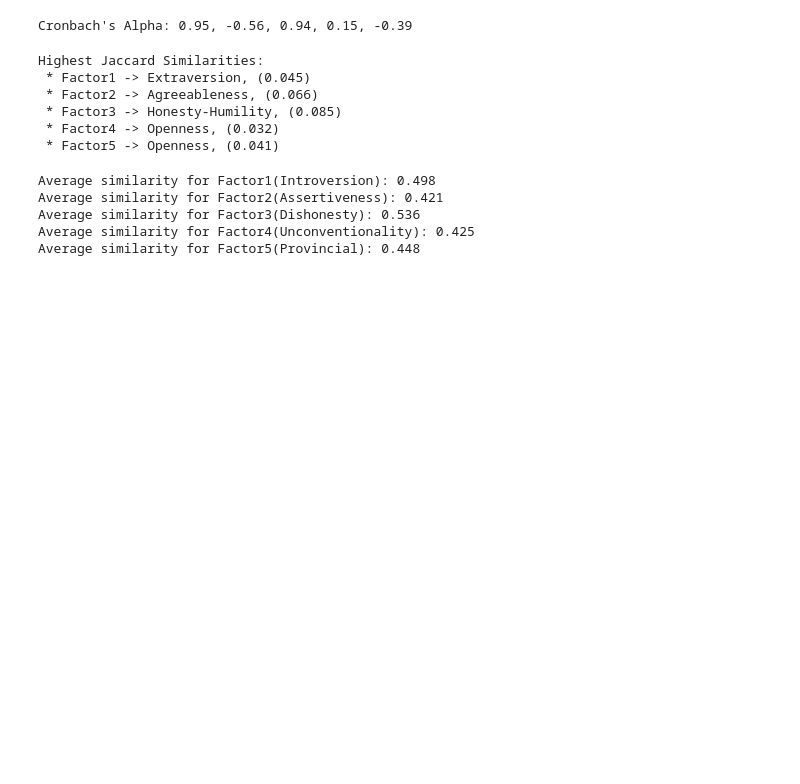
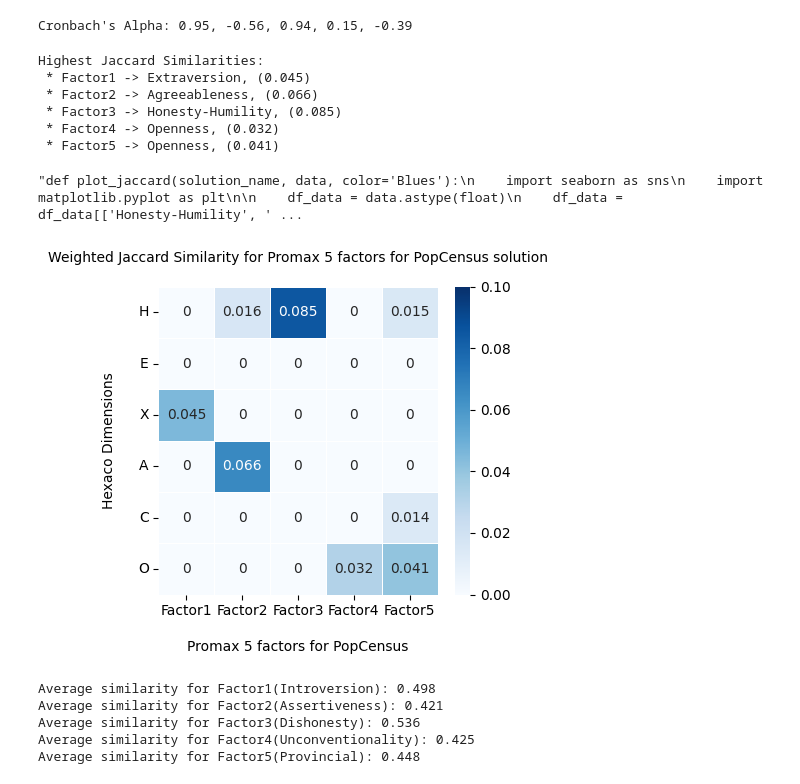
Before and after one commit to alan-turing-institute/hexaco-rep-public, a Jupyter notebook: popCensus_5Factor.ipynb, the cells around one changed output. Drawn from its saved outputs; the diff is of its cells as text; code cells hidden in the pictures; blank space fills up the shorter version.

Commit message:
plots

```diff
--- a/popCensus_5Factor.ipynb
+++ b/popCensus_5Factor.ipynb
@@ -74,6 +73,36 @@ Highest Jaccard Similarities:
  * Factor3 -> Honesty-Humility, (0.085)
  * Factor4 -> Openness, (0.032)
  * Factor5 -> Openness, (0.041)
+# %%
+"""def plot_jaccard(solution_name, data, color='Blues'):
+    import seaborn as sns
+    import matplotlib.pyplot as plt
+
+    df_data = data.astype(float)
+    df_data = df_data[['Honesty-Humility', 'Emotionality', 'Extraversion',
+                       'Agreeableness', 'Conscientiousness', 'Openness']]
+    df_data.columns = ['H', 'E', 'X', 'A', 'C', 'O']
+    df_data = df_data.T
+    width = len(df_data.index) * 0.75
+    plt.figure(figsize=(width, 4))
+    ax = sns.heatmap(df_data,
+                     cmap=sns.color_palette(color, as_cmap=True),
+                     linewidths=0.5,
+                     annot=True,
+                     vmin=0, vmax=0.10)
+    ax.set_yticklabels(ax.get_yticklabels(), rotation=0)
+    ax.set_ylabel('Hexaco Dimensions\n')
+    ax.set_xlabel(f'\n{solution_name}')
+    ax.set_title(f'Weighted Jaccard Similarity for {solution_name} solution\n', fontsize=10)
+    plt.show()"""
+# %% [output]
+"def plot_jaccard(solution_name, data, color='Blues'):\n    import seaborn as sns\n    import matplotlib.pyplot as plt\n\n    df_data = data.astype(float)\n    df_data = df_data[['Honesty-Humility', ' ...
+# %%
+from support.plots import plot_jaccard
+solution_name = 'Promax 5 factors for PopCensus'
+plot_jaccard(solution_name, jaccards)
+# %% [output]
+[figure, added]
 # %%
 from support.semantic_similarity import load_embedding_model, compute_similarity
 model = load_embedding_model()
```
Also changed, not shown: parts of 4 cells of this notebook.
